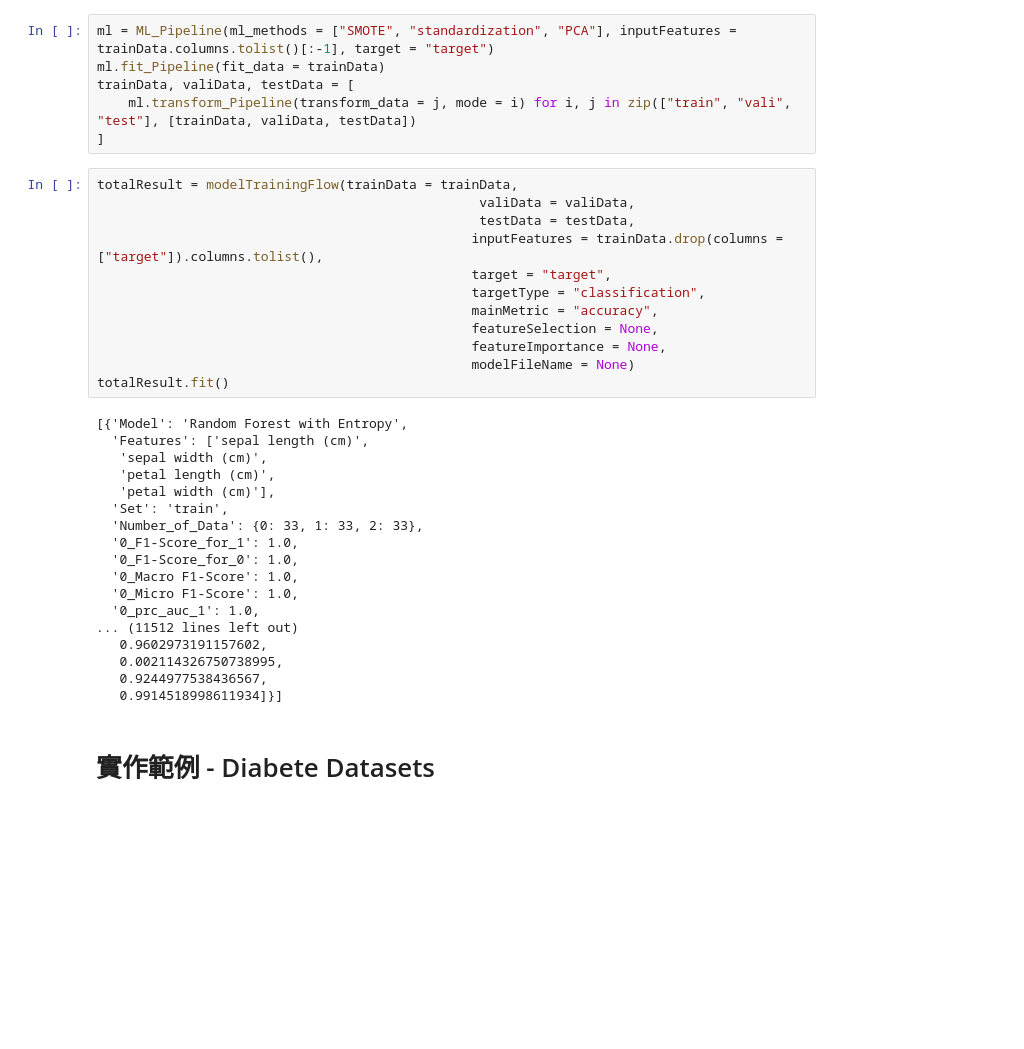
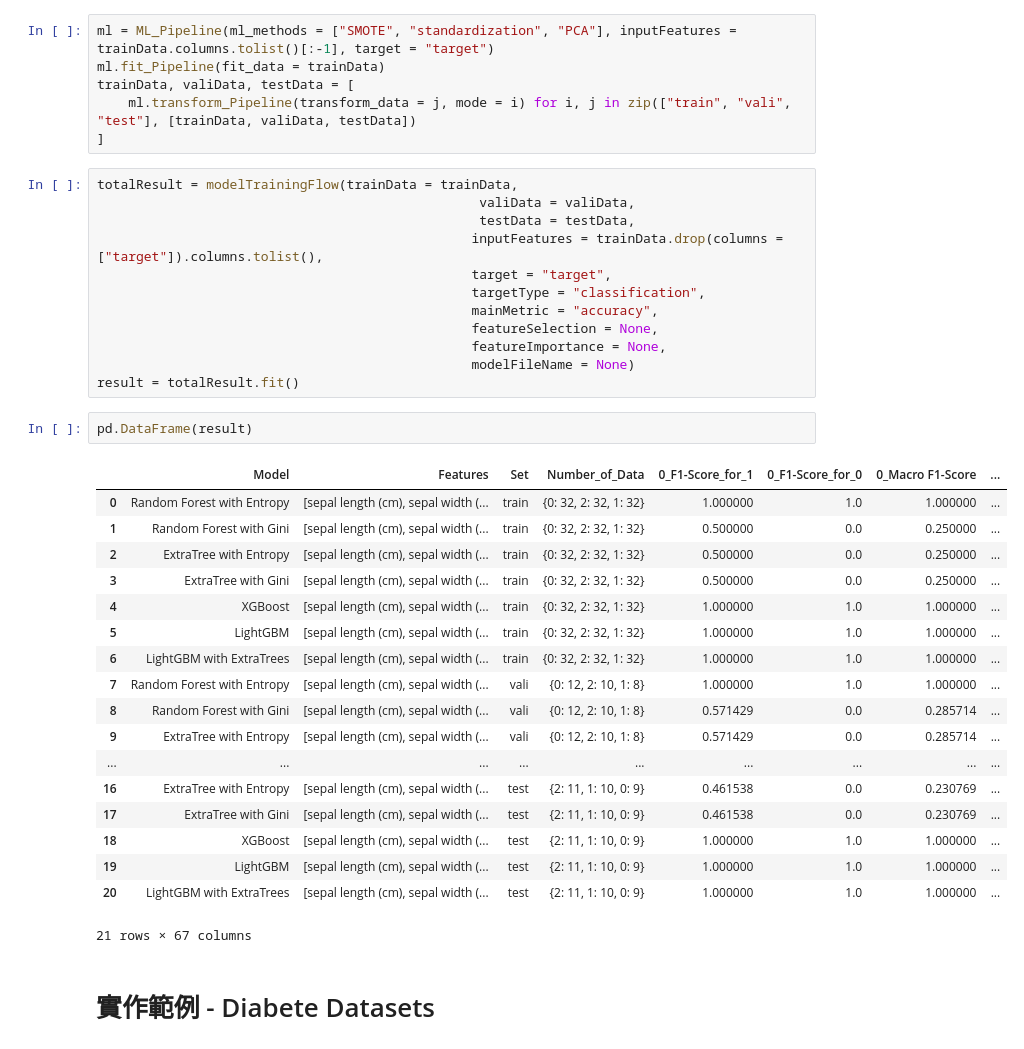
Before and after one commit to Wang-Jian-An/CustomizedAutoML, a Jupyter notebook: Example.ipynb, the cells around one changed output. Saved outputs shown, nothing was run; the diff lists cells and outputs as text; blank space fills up the shorter version.

```diff
--- a/Example.ipynb
+++ b/Example.ipynb
@@ -30,25 +74,28 @@ totalResult = modelTrainingFlow(trainData = trainData,
                                                 featureSelection = None,
                                                 featureImportance = None,
                                                 modelFileName = None)
-totalResult.fit()
+result = totalResult.fit()
-# %% [output]
-[{'Model': 'Random Forest with Entropy',
-  'Features': ['sepal length (cm)',
-   'sepal width (cm)',
-   'petal length (cm)',
-   'petal width (cm)'],
-  'Set': 'train',
-  'Number_of_Data': {0: 33, 1: 33, 2: 33},
-  '0_F1-Score_for_1': 1.0,
-  '0_F1-Score_for_0': 1.0,
-  '0_Macro F1-Score': 1.0,
-  '0_Micro F1-Score': 1.0,
-  '0_prc_auc_1': 1.0,
-... (11512 lines left out)
-   0.9602973191157602,
-   0.002114326750738995,
-   0.9244977538436567,
-   0.9914518998611934]}]
+# %%
+pd.DataFrame(result)
+# %% [output]
+|  | Model | Features | Set | Number_of_Data | 0_F1-Score_for_1 | 0_F1-Score_for_0 | 0_Macro F1-Score | ... |
+| 0 | Random Forest with Entropy | [sepal length (cm), sepal width (... | train | {0: 32, 2: 32, 1: 32} | 1.000000 | 1.0 | 1.000000 | ... |
+| 1 | Random Forest with Gini | [sepal length (cm), sepal width (... | train | {0: 32, 2: 32, 1: 32} | 0.500000 | 0.0 | 0.250000 | ... |
+| 2 | ExtraTree with Entropy | [sepal length (cm), sepal width (... | train | {0: 32, 2: 32, 1: 32} | 0.500000 | 0.0 | 0.250000 | ... |
+| 3 | ExtraTree with Gini | [sepal length (cm), sepal width (... | train | {0: 32, 2: 32, 1: 32} | 0.500000 | 0.0 | 0.250000 | ... |
+| 4 | XGBoost | [sepal length (cm), sepal width (... | train | {0: 32, 2: 32, 1: 32} | 1.000000 | 1.0 | 1.000000 | ... |
+| 5 | LightGBM | [sepal length (cm), sepal width (... | train | {0: 32, 2: 32, 1: 32} | 1.000000 | 1.0 | 1.000000 | ... |
+| 6 | LightGBM with ExtraTrees | [sepal length (cm), sepal width (... | train | {0: 32, 2: 32, 1: 32} | 1.000000 | 1.0 | 1.000000 | ... |
+| 7 | Random Forest with Entropy | [sepal length (cm), sepal width (... | vali | {0: 12, 2: 10, 1: 8} | 1.000000 | 1.0 | 1.000000 | ... |
+| 8 | Random Forest with Gini | [sepal length (cm), sepal width (... | vali | {0: 12, 2: 10, 1: 8} | 0.571429 | 0.0 | 0.285714 | ... |
+| 9 | ExtraTree with Entropy | [sepal length (cm), sepal width (... | vali | {0: 12, 2: 10, 1: 8} | 0.571429 | 0.0 | 0.285714 | ... |
+| ... | ... | ... | ... | ... | ... | ... | ... | ... |
+| 16 | ExtraTree with Entropy | [sepal length (cm), sepal width (... | test | {2: 11, 1: 10, 0: 9} | 0.461538 | 0.0 | 0.230769 | ... |
+| 17 | ExtraTree with Gini | [sepal length (cm), sepal width (... | test | {2: 11, 1: 10, 0: 9} | 0.461538 | 0.0 | 0.230769 | ... |
+| 18 | XGBoost | [sepal length (cm), sepal width (... | test | {2: 11, 1: 10, 0: 9} | 1.000000 | 1.0 | 1.000000 | ... |
+| 19 | LightGBM | [sepal length (cm), sepal width (... | test | {2: 11, 1: 10, 0: 9} | 1.000000 | 1.0 | 1.000000 | ... |
+| 20 | LightGBM with ExtraTrees | [sepal length (cm), sepal width (... | test | {2: 11, 1: 10, 0: 9} | 1.000000 | 1.0 | 1.000000 | ... |
+21 rows × 67 columns
 # %% [markdown]
 # 實作範例 - Diabete Datasets
 # %%
```
Also changed, not shown: parts of 6 cells of this notebook.
